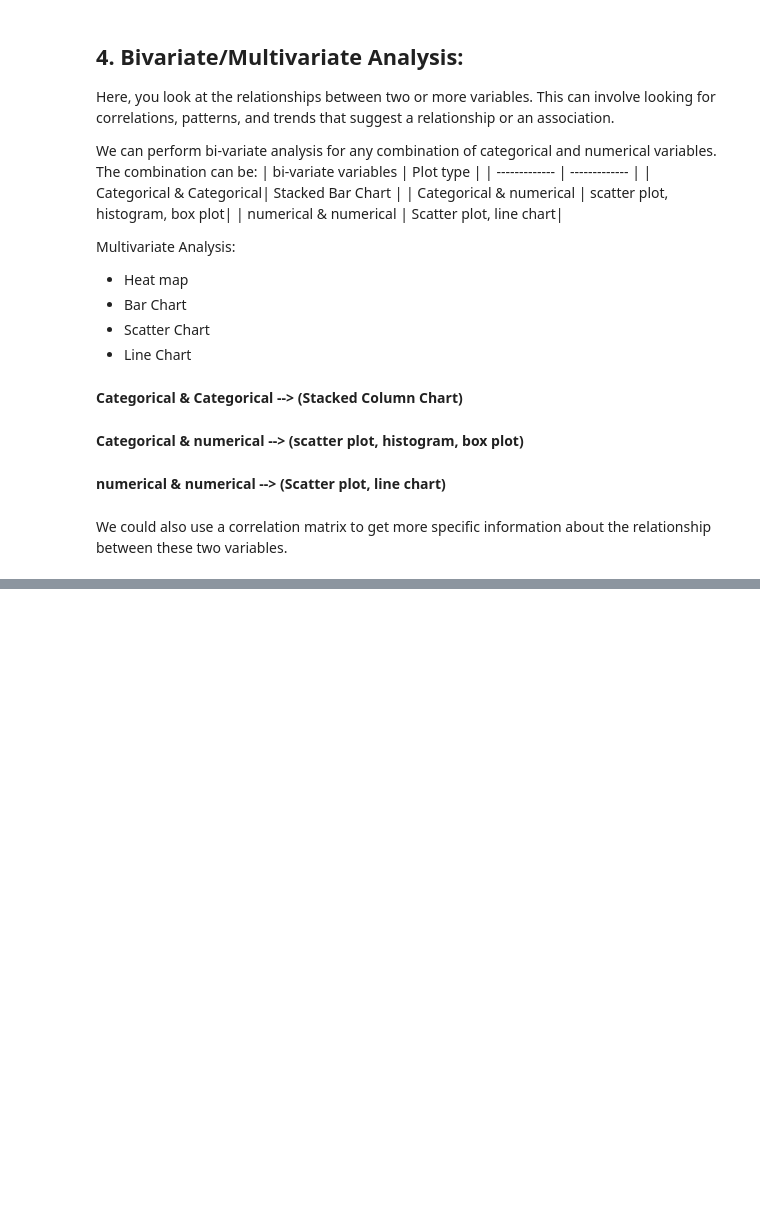
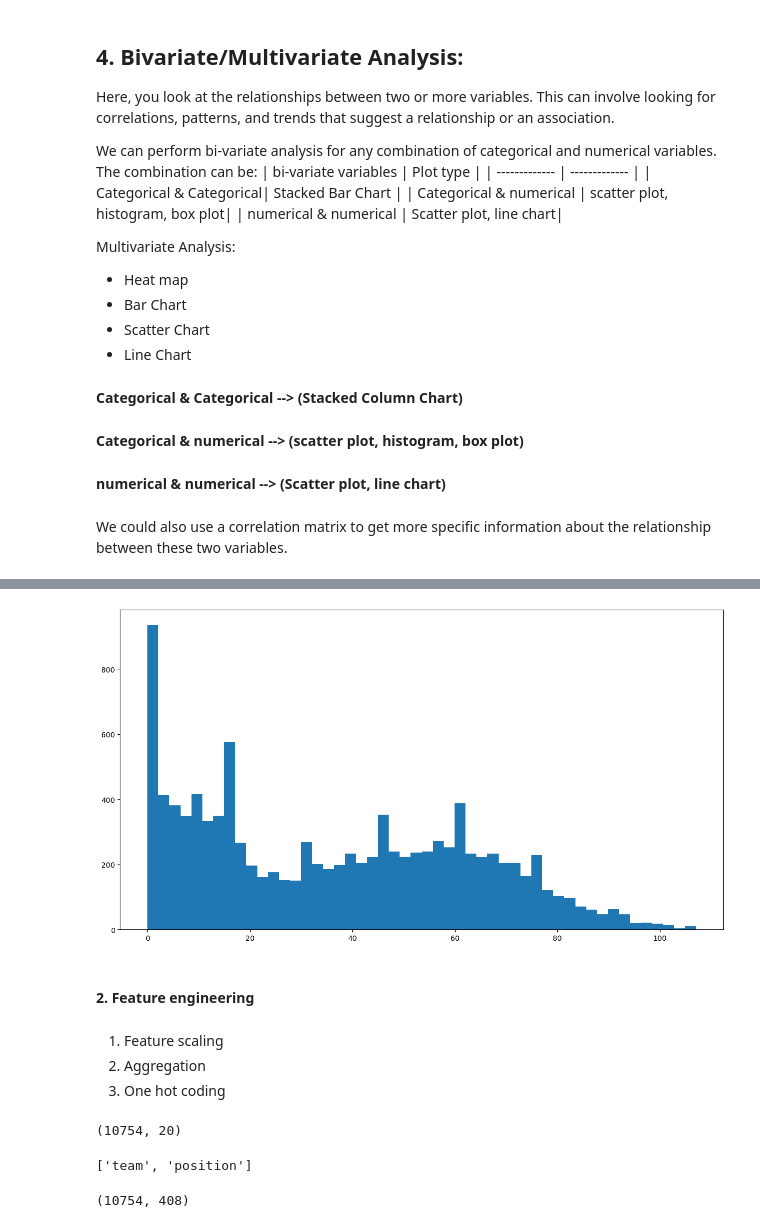
Before and after one commit to zaidAlkhathlan/Usecase-7, a Jupyter notebook: EDA explain template.ipynb, the cells around one changed output, grey strips where cells are left out. Cells and saved outputs as stored; diff of their text form; code cells hidden in the pictures; blank space fills up the shorter version.

```diff
--- a/EDA explain template.ipynb
+++ b/EDA explain template.ipynb
@@ -13,6 +16,7 @@ from scipy.stats import zscore
 We can now load the dataset into pandas using the read_csv() function. This converts the CSV file into a Pandas dataframe.
 # %%
 #Read in the csv file and convert to a Pandas dataframe
+df = pd.read_csv("Data/final_data.csv")
 # %% [markdown]
 ### Viewing the dataframe
 We can get a quick sense of the size of our dataset by using the shape method. This returns a tuple with the number of rows and columns in the dataset.
@@ -282,0 +375,4 @@ We could also use a correlation matrix to get more specific information about th
+# %%
+df_model = df.copy()
+# %%
+df_model.drop(columns=["name","player"],inplace=True)
@@ -282,0 +399,14 @@ We could also use a correlation matrix to get more specific information about th
+# %%
+plt.figure(figsize=(15,8))
+#plt.boxplot(df['Price']);
+plt.hist(df_model['appearance'], bins=50);
+#plt.hist(df[(df['appearance']>=100)]['appearance'], bins=23);
+plt.show()
+# %% [output]
+[figure, added]
+# %% [markdown]
+#### 2. Feature engineering
+# %% [markdown]
+1. Feature scaling
+2. Aggregation
+3. One hot coding
@@ -282,0 +420,8 @@ We could also use a correlation matrix to get more specific information about th
+# %%
+df_model.shape
+# %% [output]
+(10754, 20)
+# %%
+categorical_columns
+# %% [output]
+['team', 'position']
@@ -282,0 +430,4 @@ We could also use a correlation matrix to get more specific information about th
+# %%
+df_model.shape
+# %% [output]
+(10754, 408)
```
Also changed, not shown: parts of 46 cells of this notebook, 1 other file.
